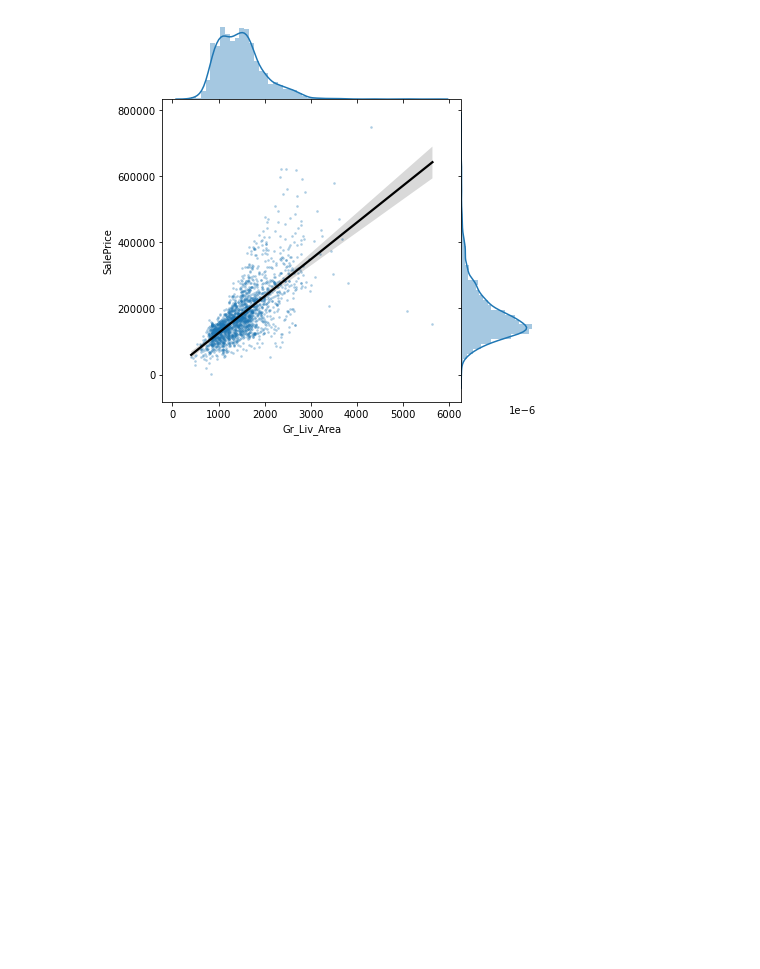
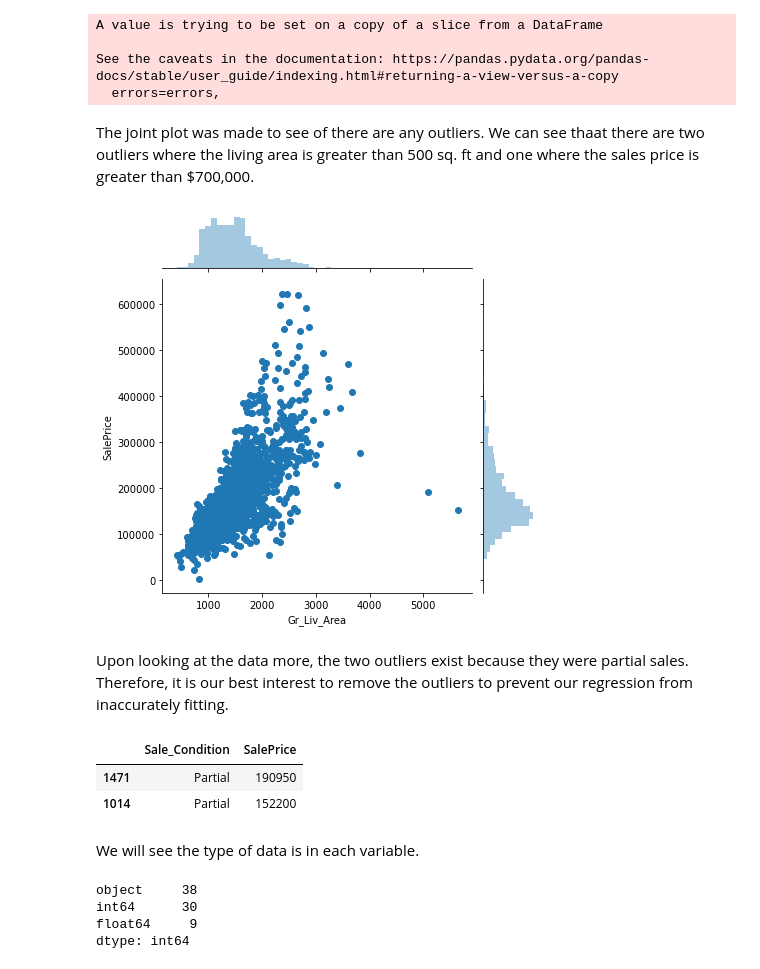
Before and after one commit to benchang123/Ames-Housing, a Jupyter notebook: Ames Housing Writeup.ipynb, the cells around one changed output. Drawn from its saved outputs; the diff is of its cells as text; code cells hidden in the pictures; blank space fills up the shorter version.

Commit message:
added analysis and deleted non used data

```diff
--- a/Ames Housing Writeup.ipynb
+++ b/Ames Housing Writeup.ipynb
@@ -23,5 +27,8 @@ import os
 default_path='/Users/bench/Documents/Python Scripts/Ames Housing'
 os.chdir(default_path)
 
-training_data = pd.read_csv("ames_train.csv")
-test_data = pd.read_csv("ames_test.csv")
+full_data = pd.read_csv('ames.csv')
+
+training_data, test_data = train_test_split(full_data, random_state=42, test_size=0.2)
+
+training_data.shape
@@ -30,22 +43,31 @@ test_data = pd.read_csv("ames_test.csv")
+# %%
+nanmean=training_data.isna().mean()*100
+nan=nanmean[nanmean>25].sort_values(ascending=False)
+
+training_data.drop(columns=nan.index,inplace=True)
+# %% [output]
+A value is trying to be set on a copy of a slice from a DataFrame
+
+See the caveats in the documentation: https://pandas.pydata.org/pandas-docs/stable/user_guide/indexing.html#returning-a-view-versus-a-copy
+  errors=errors,
+# %% [markdown]
+The joint plot was made to see of there are any outliers. We can see thaat there are two outliers where the living area is greater than 500 sq. ft and one where the sales price is greater than $700,000.
 # %%
 training_data.columns.values
 
 sns.jointplot(
     x='Gr_Liv_Area',
     y='SalePrice',
     data=training_data,
-    stat_func=None,
-    kind="reg",
-    ratio=4,
-    space=0,
-    scatter_kws={
-        's': 3,
-        'alpha': 0.25
-    },
-    line_kws={
-        'color': 'black'
-    }
 );
 # %% [output]
-[figure, old version]
+[figure, new version]
+# %% [markdown]
+Upon looking at the data more, the two outliers exist because they were partial sales. Therefore, it is our best interest to remove the outliers to prevent our regression from inaccurately fitting.
+# %%
+training_data.loc[training_data['Gr_Liv_Area']>5000,['Sale_Condition','SalePrice']]
+# %% [output]
+|  | Sale_Condition | SalePrice |
+| 1471 | Partial | 190950 |
+| 1014 | Partial | 152200 |
 # %%
@@ -66,0 +87,9 @@ training_data = remove_outliers(training_data, 'Gr_Liv_Area', upper=5000)
+# %% [markdown]
+We will see the type of data is in each variable.
+# %%
+training_data.dtypes.value_counts()
+# %% [output]
+object     38
+int64      30
+float64     9
+dtype: int64
```
Also changed, not shown: parts of 40 cells of this notebook, 4 other files.
